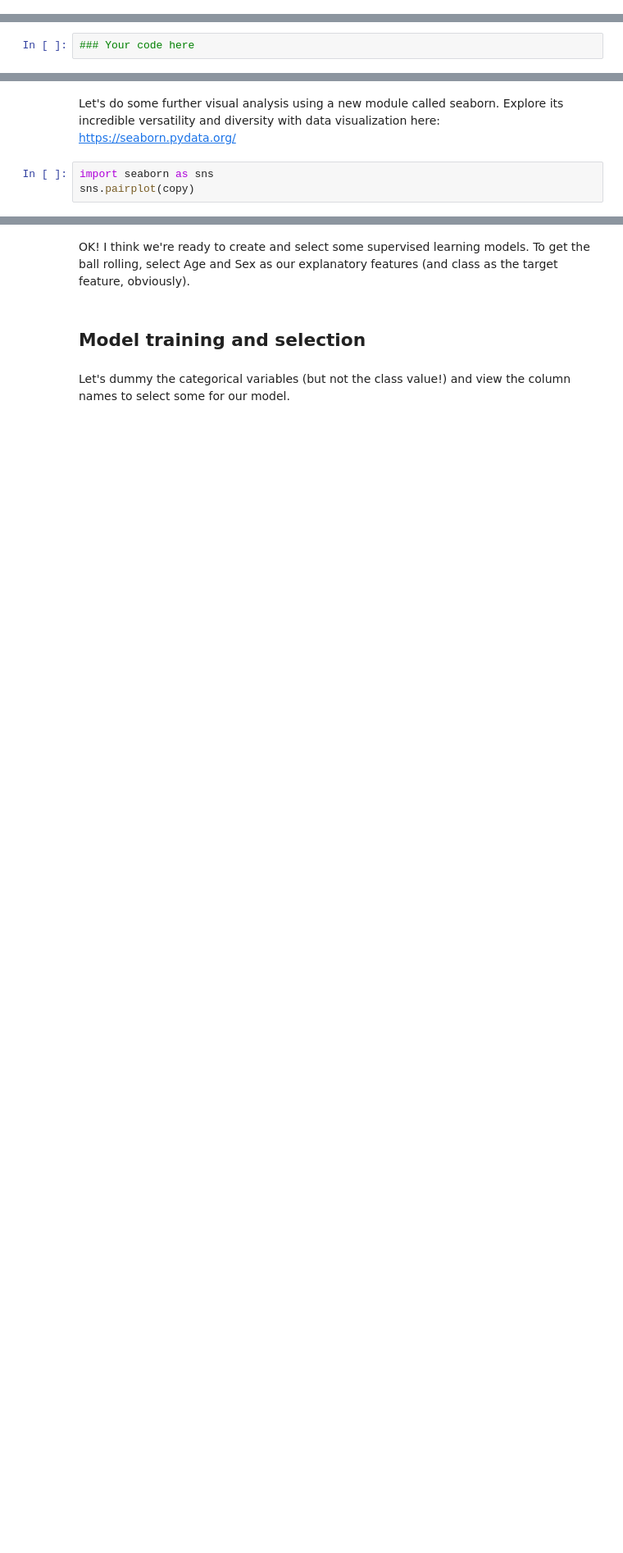
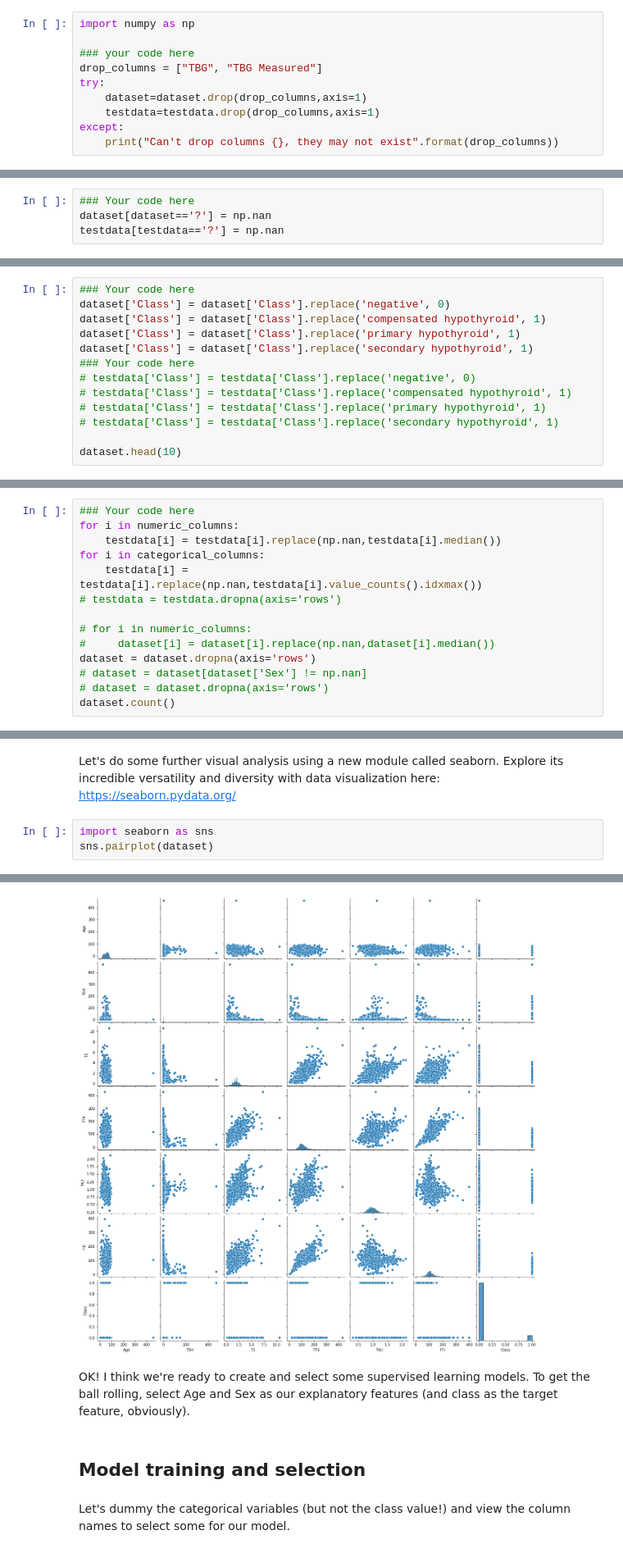
Before and after one commit to kshitij012/Week1, a Jupyter notebook: Challenge Project/Challenge_Project_STUDENT (2).ipynb, the cells around one changed output, grey strips where cells are left out. Shown at 82% size. Drawn from its saved outputs; the diff is of its cells as text; blank space fills up the shorter version.

```diff
--- a/Challenge Project/Challenge_Project_STUDENT (2).ipynb
+++ b/Challenge Project/Challenge_Project_STUDENT (2).ipynb
@@ -54,6 +90,18 @@ import numpy as np
+# %%
+import numpy as np
+
+### your code here
+drop_columns = ["TBG", "TBG Measured"]
+try:
+    dataset=dataset.drop(drop_columns,axis=1)
+    testdata=testdata.drop(drop_columns,axis=1)
+except:
+    print("Can't drop columns {}, they may not exist".format(drop_columns))
 # %% [markdown]
 Hmm, still looks like the TBG column is unfilled, implying it was empty to begin with. Let's get rid of this column, then (and make sure to get rid of it in your list of numeric columns, too!)
 # %%
 ### Your code here
+dataset[dataset=='?'] = np.nan
+testdata[testdata=='?'] = np.nan
 # %% [markdown]
 All right, let's take a look now at the info of *just the numeric columns* in the dataset:
@@ -85,0 +197,13 @@ But let's make it binary for the sake of this example anyway. If you finish earl
+# %%
+### Your code here
+dataset['Class'] = dataset['Class'].replace('negative', 0)
+dataset['Class'] = dataset['Class'].replace('compensated hypothyroid', 1)
+dataset['Class'] = dataset['Class'].replace('primary hypothyroid', 1)
+dataset['Class'] = dataset['Class'].replace('secondary hypothyroid', 1)
+### Your code here
+# testdata['Class'] = testdata['Class'].replace('negative', 0)
+# testdata['Class'] = testdata['Class'].replace('compensated hypothyroid', 1)
+# testdata['Class'] = testdata['Class'].replace('primary hypothyroid', 1)
+# testdata['Class'] = testdata['Class'].replace('secondary hypothyroid', 1)
+
+dataset.head(10)
@@ -98,0 +271,14 @@ We could replace the missing values in proportion to the current number of males
+# %%
+### Your code here
+for i in numeric_columns:
+    testdata[i] = testdata[i].replace(np.nan,testdata[i].median())
+for i in categorical_columns:
+    testdata[i] = testdata[i].replace(np.nan,testdata[i].value_counts().idxmax())
+# testdata = testdata.dropna(axis='rows')
+
+# for i in numeric_columns:
+#     dataset[i] = dataset[i].replace(np.nan,dataset[i].median())
+dataset = dataset.dropna(axis='rows')
+# dataset = dataset[dataset['Sex'] != np.nan]
+# dataset = dataset.dropna(axis='rows')
+dataset.count()
@@ -114,4 +343,5 @@ import pandas as po
 Let's do some further visual analysis using a new module called seaborn. Explore its incredible versatility and diversity with data visualization here: https://seaborn.pydata.org/
 # %%
 import seaborn as sns
-sns.pairplot(copy)
+sns.pairplot(dataset)
+# %% [output]
@@ -118,3 +349,4 @@ sns.pairplot(copy)
+[figure, added]
 # %% [markdown]
 OK! I think we're ready to create and select some supervised learning models. To get the ball rolling, select Age and Sex as our explanatory features (and class as the target feature, obviously).
 # %% [markdown]
```
Also changed, not shown: parts of 43 cells of this notebook, 9 other files.
